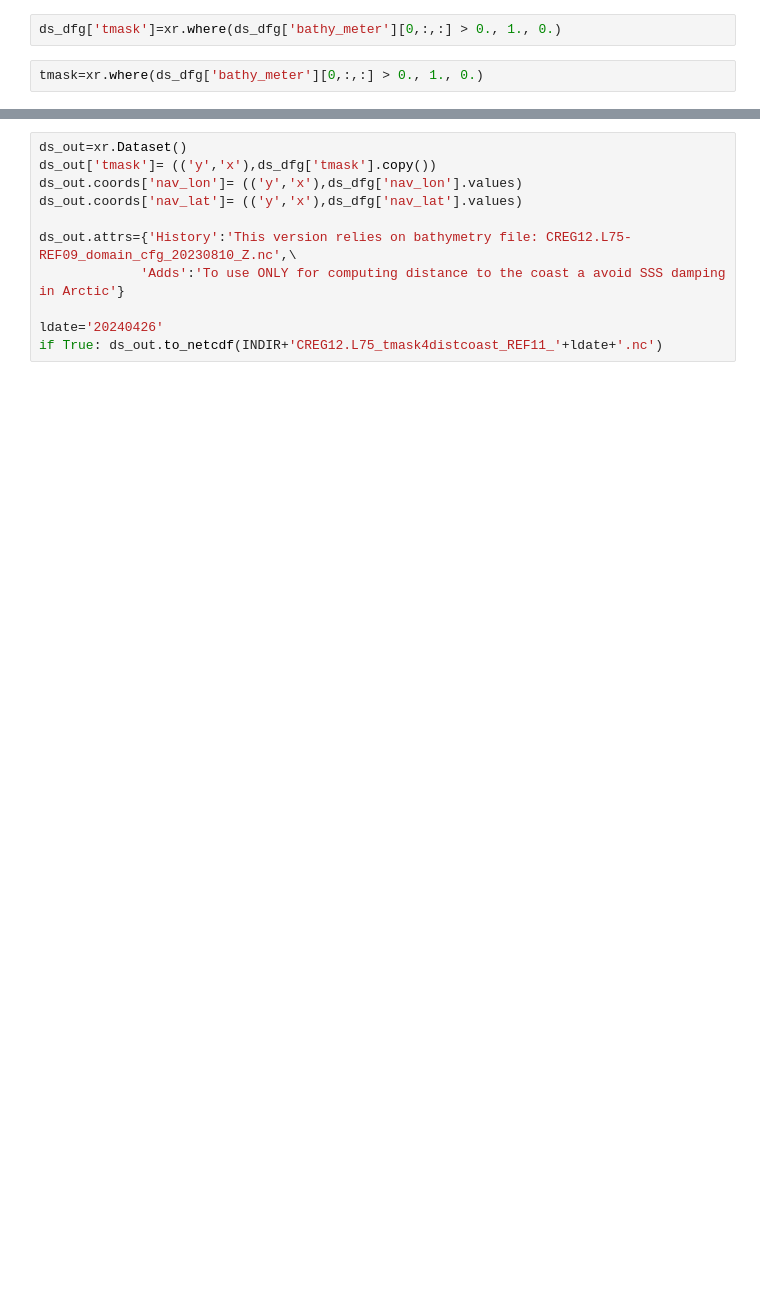
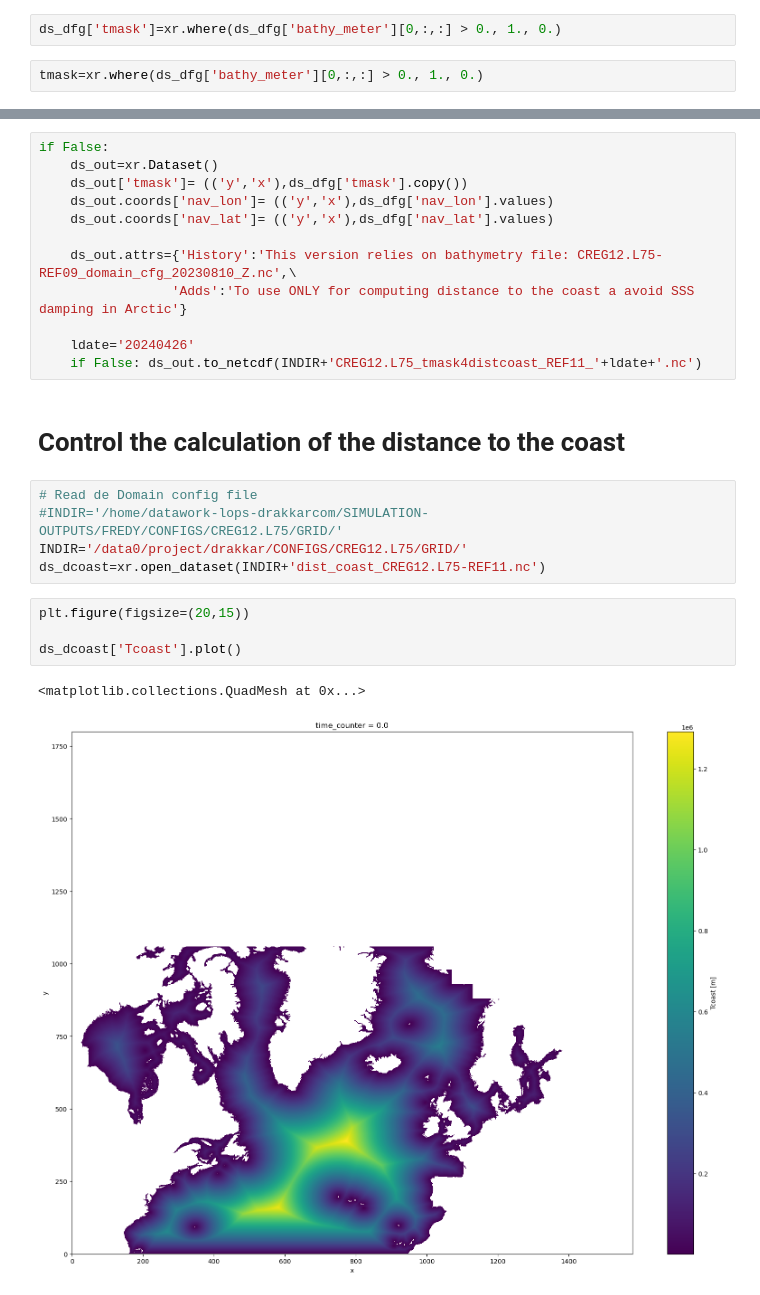
Before and after one commit to ctalandi/TOOLS, a Jupyter notebook: OTHERS/CREG12/CREG12.L75_bathy_noArcticSSSDamp.ipynb, the cells around one changed output, grey strips where cells are left out. Saved outputs shown, nothing was run; the diff lists cells and outputs as text; blank space fills up the shorter version.

```diff
--- a/OTHERS/CREG12/CREG12.L75_bathy_noArcticSSSDamp.ipynb
+++ b/OTHERS/CREG12/CREG12.L75_bathy_noArcticSSSDamp.ipynb
@@ -121,11 +123,26 @@ ds_dfg['tmask'].plot()
 # %%
-ds_out=xr.Dataset()
-ds_out['tmask']= (('y','x'),ds_dfg['tmask'].copy())
-ds_out.coords['nav_lon']= (('y','x'),ds_dfg['nav_lon'].values)
-ds_out.coords['nav_lat']= (('y','x'),ds_dfg['nav_lat'].values)
+if False:
+    ds_out=xr.Dataset()
+    ds_out['tmask']= (('y','x'),ds_dfg['tmask'].copy())
+    ds_out.coords['nav_lon']= (('y','x'),ds_dfg['nav_lon'].values)
+    ds_out.coords['nav_lat']= (('y','x'),ds_dfg['nav_lat'].values)
 
-ds_out.attrs={'History':'This version relies on bathymetry file: CREG12.L75-REF09_domain_cfg_20230810_Z.nc',\
-             'Adds':'To use ONLY for computing distance to the coast a avoid SSS damping in Arctic'}
+    ds_out.attrs={'History':'This version relies on bathymetry file: CREG12.L75-REF09_domain_cfg_20230810_Z.nc',\
+                 'Adds':'To use ONLY for computing distance to the coast a avoid SSS damping in Arctic'}
 
-ldate='20240426'
-if True: ds_out.to_netcdf(INDIR+'CREG12.L75_tmask4distcoast_REF11_'+ldate+'.nc')
+    ldate='20240426'
+    if False: ds_out.to_netcdf(INDIR+'CREG12.L75_tmask4distcoast_REF11_'+ldate+'.nc')
+# %% [markdown]
+# Control the calculation of the distance to the coast
+# %%
+# Read de Domain config file
+#INDIR='/home/datawork-lops-drakkarcom/SIMULATION-OUTPUTS/FREDY/CONFIGS/CREG12.L75/GRID/'
+INDIR='/data0/project/drakkar/CONFIGS/CREG12.L75/GRID/'
+ds_dcoast=xr.open_dataset(INDIR+'dist_coast_CREG12.L75-REF11.nc')
+# %%
+plt.figure(figsize=(20,15))
+
+ds_dcoast['Tcoast'].plot()
+# %% [output]
+<matplotlib.collections.QuadMesh at 0x...>
+[figure, added]
```
Also changed, not shown: parts of 15 cells of this notebook.
